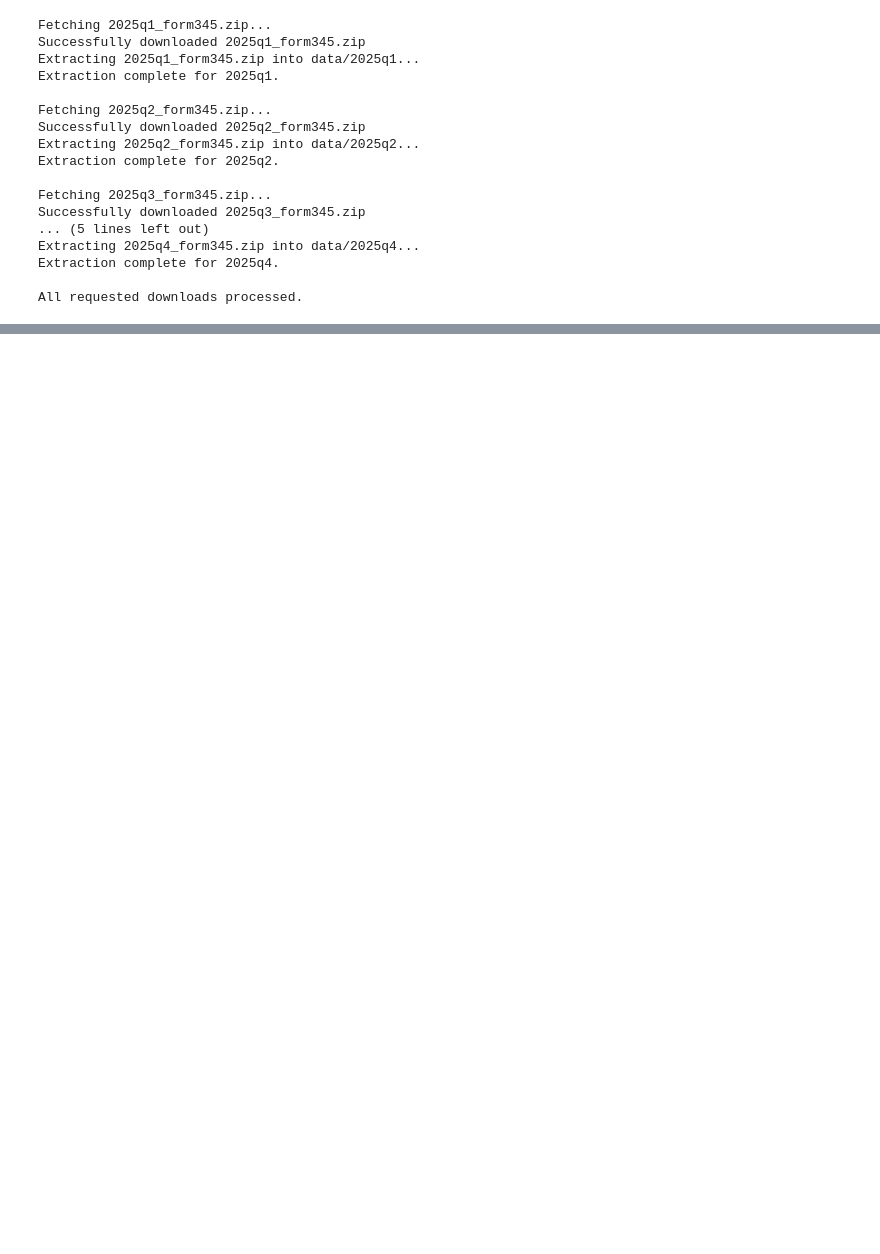
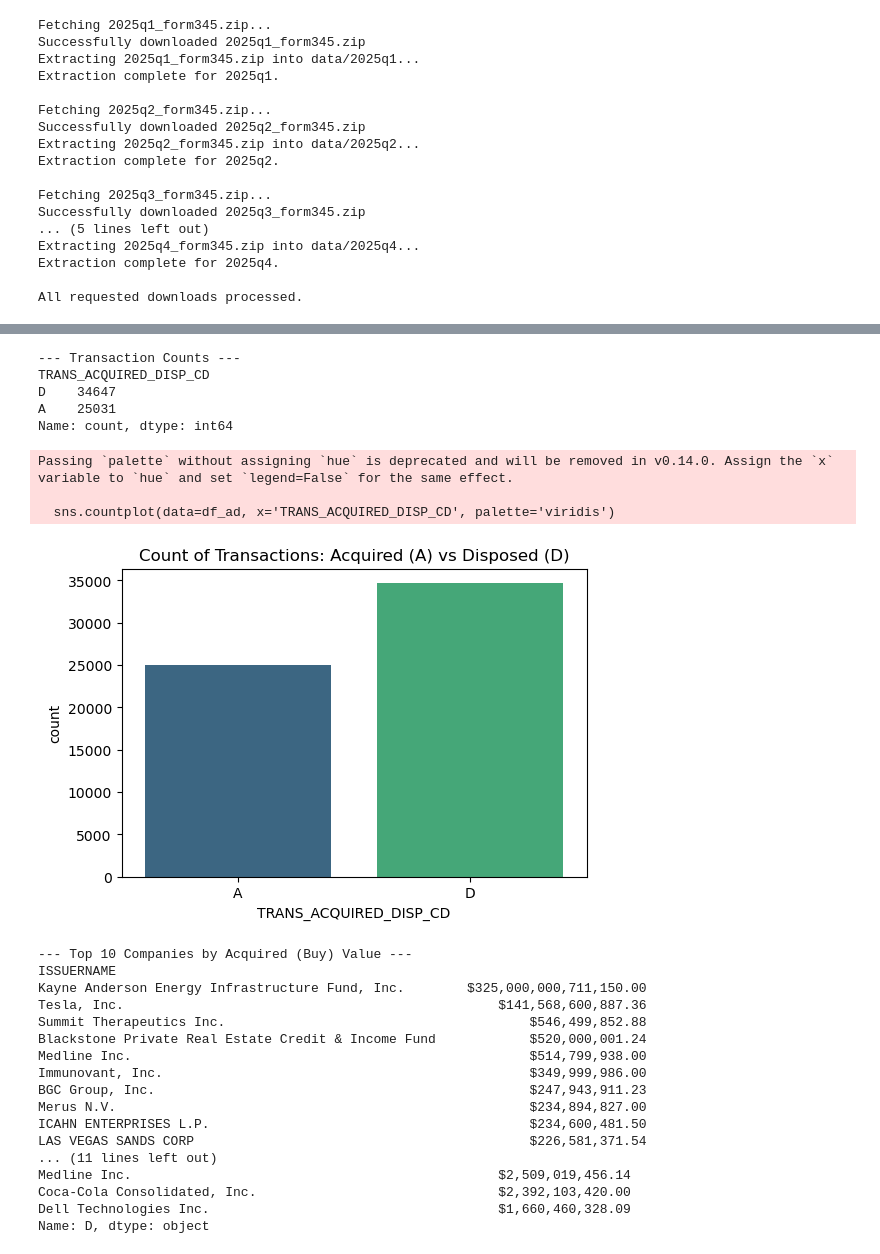
Before and after one commit to ianleonardo/ntu-dsai-m2-capstone, a Jupyter notebook: notebooks/sec-insider-transaction.ipynb, the cells around one changed output, grey strips where cells are left out. Drawn from its saved outputs; the diff is of its cells as text; code cells hidden in the pictures; blank space fills up the shorter version.

```diff
--- a/notebooks/sec-insider-transaction.ipynb
+++ b/notebooks/sec-insider-transaction.ipynb
@@ -81,0 +133,10 @@ All requested downloads processed.
+# %%
+# 3. Merge to link transactions with company details
+df_merged = pd.merge(
+    df_trans,
+    df_sub[['ACCESSION_NUMBER', 'ISSUERNAME', 'ISSUERTRADINGSYMBOL']],
+    on='ACCESSION_NUMBER',
+    how='inner'
+)
+
+df_merged
@@ -81,0 +157,9 @@ All requested downloads processed.
+# %%
+# Convert shares and prices to numeric, handling any parsing errors
+df_merged['TRANS_SHARES'] = pd.to_numeric(df_merged['TRANS_SHARES'], errors='coerce').fillna(0)
+df_merged['TRANS_PRICEPERSHARE'] = pd.to_numeric(df_merged['TRANS_PRICEPERSHARE'], errors='coerce').fillna(0)
+
+# 4. Filter for only basic Acquired (A) or Disposed (D) trades
+df_ad = df_merged[df_merged['TRANS_ACQUIRED_DISP_CD'].isin(['A', 'D'])].copy()
+
+df_ad
@@ -81,0 +180,53 @@ All requested downloads processed.
+# %%
+import matplotlib.pyplot as plt
+import seaborn as sns
+
+# 5. Plot the raw counts of Buys vs Sells
+print("\n--- Transaction Counts ---")
+print(df_ad['TRANS_ACQUIRED_DISP_CD'].value_counts())
+
+plt.figure(figsize=(6, 4))
+sns.countplot(data=df_ad, x='TRANS_ACQUIRED_DISP_CD', palette='viridis')
+plt.title('Count of Transactions: Acquired (A) vs Disposed (D)')
+plt.show()
+
+# 6. Calculate total monetary value of transactions
+df_ad['TRANS_VALUE'] = df_ad['TRANS_SHARES'] * df_ad['TRANS_PRICEPERSHARE']
+
+# Group by Issuer and Acquired/Disposed code to find the top companies
+top_companies = df_ad.groupby(['ISSUERNAME', 'TRANS_ACQUIRED_DISP_CD'])['TRANS_VALUE'].sum().unstack(fill_value=0)
+
+print("\n--- Top 10 Companies by Acquired (Buy) Value ---")
+top_acquired = top_companies.sort_values(by='A', ascending=False).head(10)['A']
+print(top_acquired.map('${:,.2f}'.format))
+
+print("\n--- Top 10 Companies by Disposed (Sell) Value ---")
+top_disposed = top_companies.sort_values(by='D', ascending=False).head(10)['D']
+print(top_disposed.map('${:,.2f}'.format))
+# %% [output]
+--- Transaction Counts ---
+TRANS_ACQUIRED_DISP_CD
+D    34647
+A    25031
+Name: count, dtype: int64
+Passing `palette` without assigning `hue` is deprecated and will be removed in v0.14.0. Assign the `x` variable to `hue` and set `legend=False` for the same effect.
+
+  sns.countplot(data=df_ad, x='TRANS_ACQUIRED_DISP_CD', palette='viridis')
+[figure, added]
+--- Top 10 Companies by Acquired (Buy) Value ---
+ISSUERNAME
+Kayne Anderson Energy Infrastructure Fund, Inc.        $325,000,000,711,150.00
+Tesla, Inc.                                                $141,568,600,887.36
+Summit Therapeutics Inc.                                       $546,499,852.88
+Blackstone Private Real Estate Credit & Income Fund            $520,000,001.24
+Medline Inc.                                                   $514,799,938.00
+Immunovant, Inc.                                               $349,999,986.00
+BGC Group, Inc.                                                $247,943,911.23
+Merus N.V.                                                     $234,894,827.00
+ICAHN ENTERPRISES L.P.                                         $234,600,481.50
+LAS VEGAS SANDS CORP                                           $226,581,371.54
+... (11 lines left out)
+Medline Inc.                                               $2,509,019,456.14
+Coca-Cola Consolidated, Inc.                               $2,392,103,420.00
+Dell Technologies Inc.                                     $1,660,460,328.09
+Name: D, dtype: object
```
Also changed, not shown: parts of 6 cells of this notebook.
